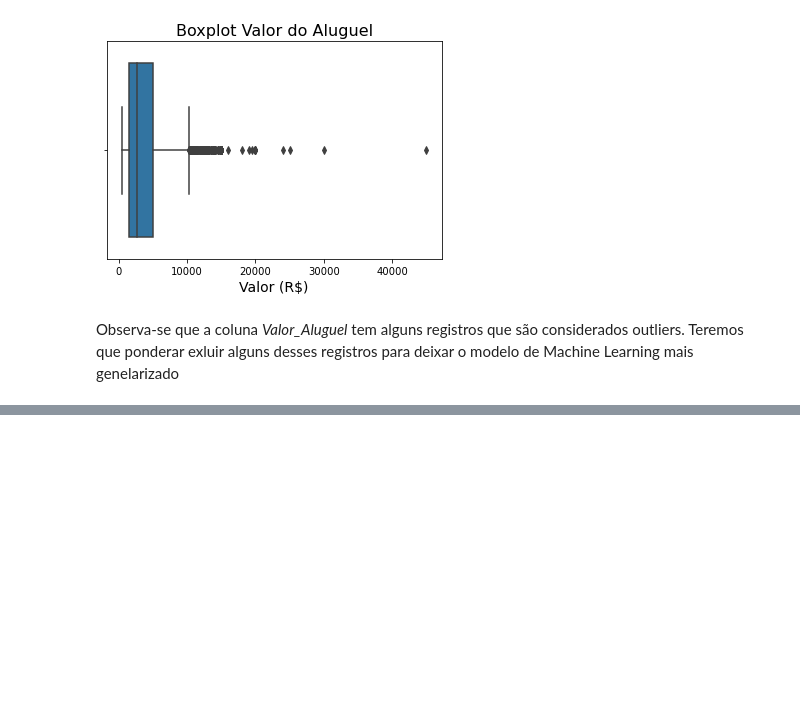
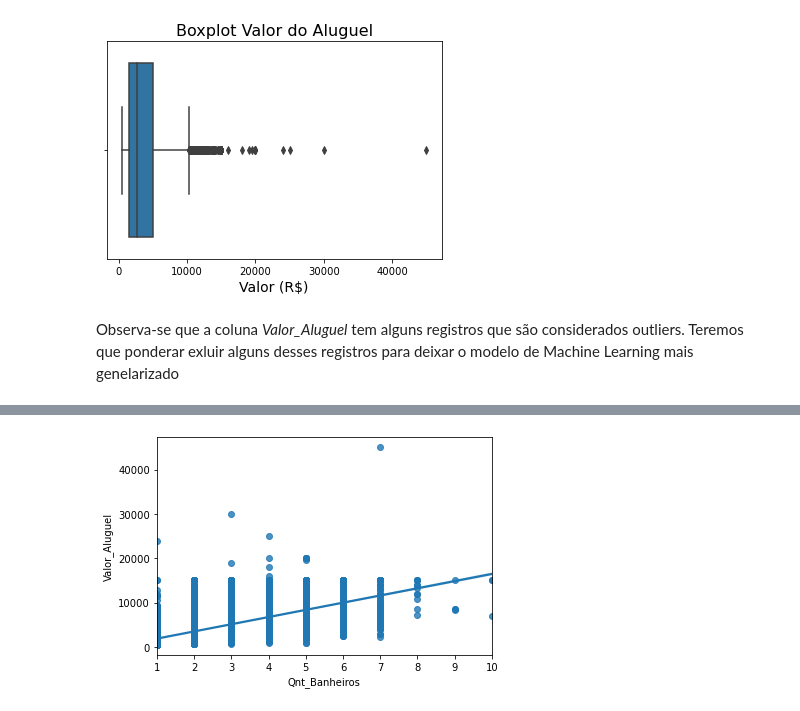
Before and after one commit to Eduu1/Portf-lio-Data-Science, a Jupyter notebook: Projeto-/Projeto - Houses_to_rent.ipynb, the cells around one changed output, grey strips where cells are left out. Drawn from its saved outputs; the diff is of its cells as text; code cells hidden in the pictures; blank space fills up the shorter version.

```diff
--- a/Projeto-/Projeto - Houses_to_rent.ipynb
+++ b/Projeto-/Projeto - Houses_to_rent.ipynb
@@ -253,0 +260,6 @@ Observa-se que a coluna *Valor_Aluguel* tem alguns registros que são considerad
+# %%
+# relacionamento entre a variavel banheiros com a variavel alvo
+sns.regplot(x = 'Qnt_Banheiros', y = 'Valor_Aluguel', data = dados_copia)
+plt.show()
+# %% [output]
+[figure, added]
```
Also changed, not shown: parts of 7 cells of this notebook.
